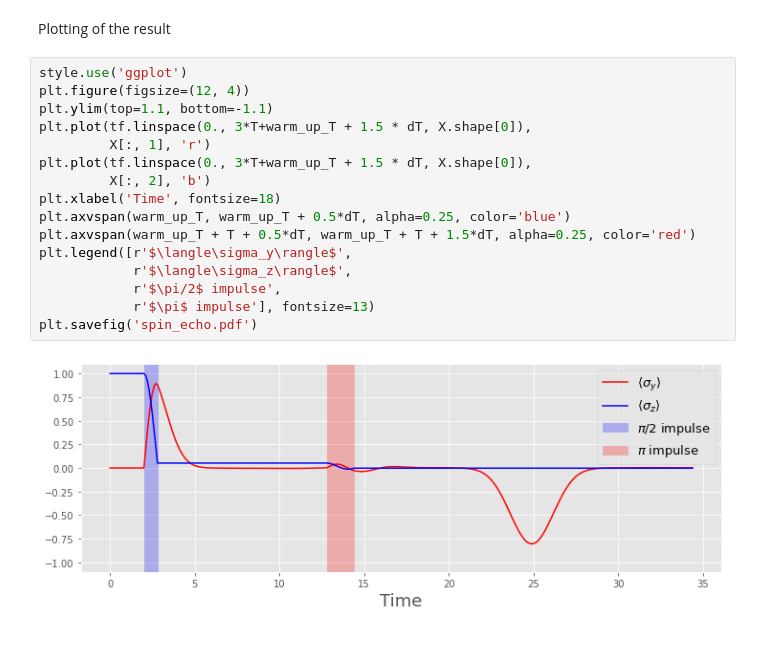
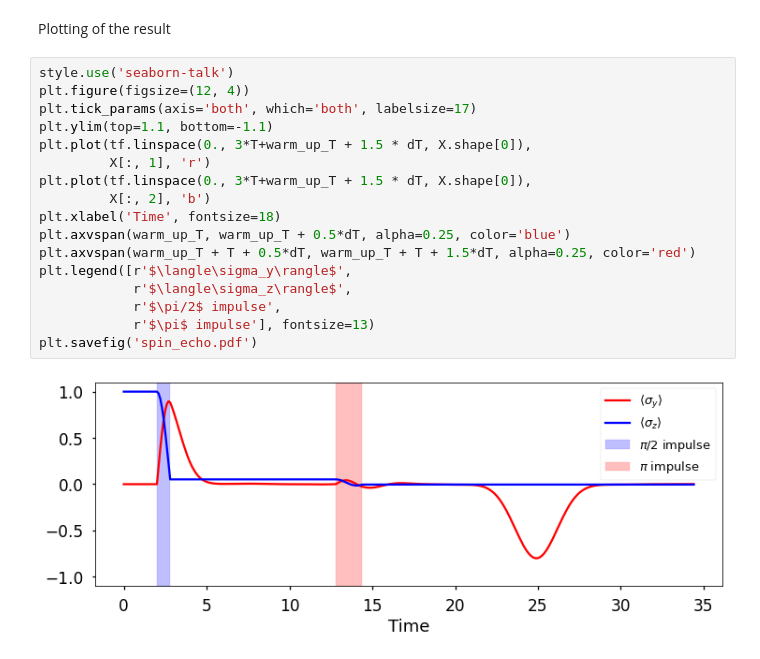
Before and after one commit to LuchnikovI/RQC_School_Rapid_prototyping, a Jupyter notebook: 1_Tensors_in_TensorFlow.ipynb, the cells around one changed output. Saved outputs shown, nothing was run; the diff lists cells and outputs as text.

```diff
--- a/1_Tensors_in_TensorFlow.ipynb
+++ b/1_Tensors_in_TensorFlow.ipynb
@@ -394,20 +394,21 @@ X = tf.einsum('qij,pji->qp', list_of_rho, sigma)
 # %% [markdown]
 Plotting of the result
 # %%
-style.use('ggplot')
+style.use('seaborn-talk')
 plt.figure(figsize=(12, 4))
+plt.tick_params(axis='both', which='both', labelsize=17)
 plt.ylim(top=1.1, bottom=-1.1)
 plt.plot(tf.linspace(0., 3*T+warm_up_T + 1.5 * dT, X.shape[0]),
          X[:, 1], 'r')
 plt.plot(tf.linspace(0., 3*T+warm_up_T + 1.5 * dT, X.shape[0]),
          X[:, 2], 'b')
 plt.xlabel('Time', fontsize=18)
 plt.axvspan(warm_up_T, warm_up_T + 0.5*dT, alpha=0.25, color='blue')
 plt.axvspan(warm_up_T + T + 0.5*dT, warm_up_T + T + 1.5*dT, alpha=0.25, color='red')
 plt.legend([r'$\langle\sigma_y\rangle$',
             r'$\langle\sigma_z\rangle$',
             r'$\pi/2$ impulse',
             r'$\pi$ impulse'], fontsize=13)
 plt.savefig('spin_echo.pdf')
 # %% [output]
-[figure, old version]
+[figure, new version]
```
Also changed, not shown: parts of 4 cells of this notebook, 1 other file.
